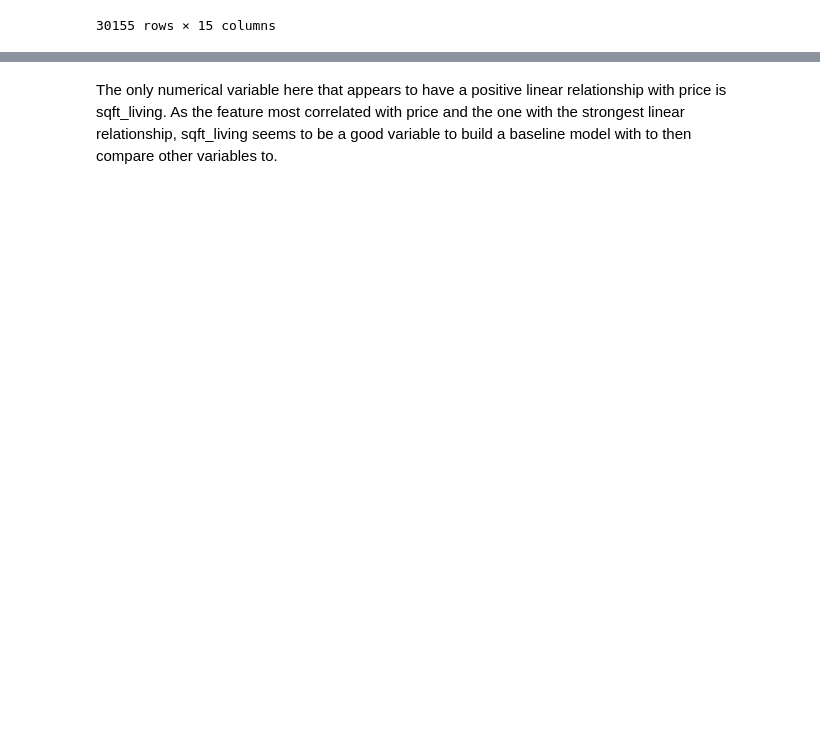
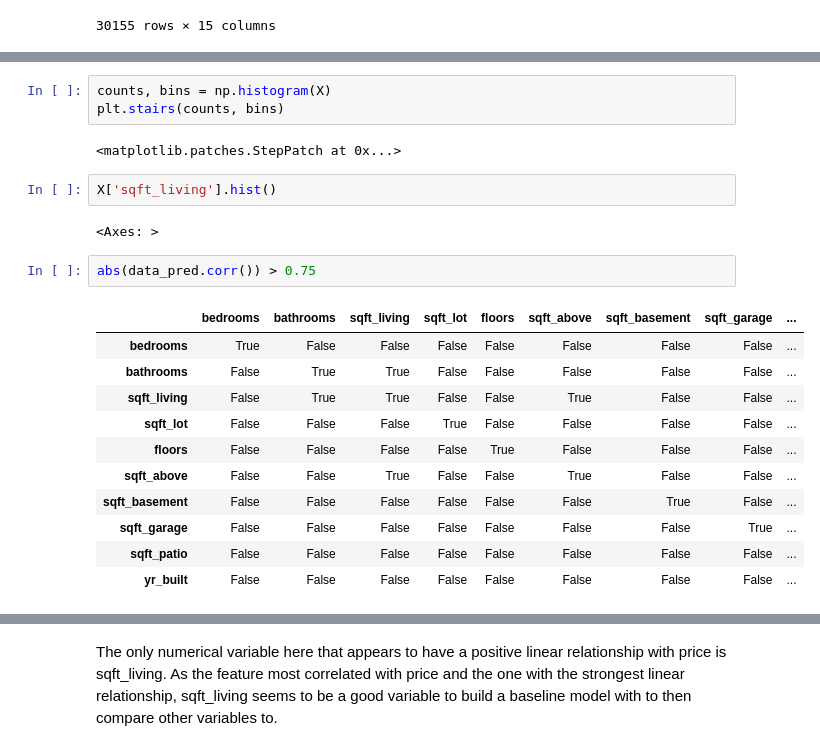
Before and after one commit to nicolemichaud03/RealEstateDataProject, a Jupyter notebook: Notebook.ipynb, the cells around one changed output, grey strips where cells are left out. Drawn from its saved outputs; the diff is of its cells as text; blank space fills up the shorter version.

```diff
--- a/Notebook.ipynb
+++ b/Notebook.ipynb
@@ -117,0 +181,23 @@ fig.tight_layout()
+# %%
+counts, bins = np.histogram(X)
+plt.stairs(counts, bins)
+# %% [output]
+<matplotlib.patches.StepPatch at 0x...>
+# %%
+X['sqft_living'].hist()
+# %% [output]
+<Axes: >
+# %%
+abs(data_pred.corr()) > 0.75
+# %% [output]
+|  | bedrooms | bathrooms | sqft_living | sqft_lot | floors | sqft_above | sqft_basement | sqft_garage | ... |
+| bedrooms | True | False | False | False | False | False | False | False | ... |
+| bathrooms | False | True | True | False | False | False | False | False | ... |
+| sqft_living | False | True | True | False | False | True | False | False | ... |
+| sqft_lot | False | False | False | True | False | False | False | False | ... |
+| floors | False | False | False | False | True | False | False | False | ... |
+| sqft_above | False | False | True | False | False | True | False | False | ... |
+| sqft_basement | False | False | False | False | False | False | True | False | ... |
+| sqft_garage | False | False | False | False | False | False | False | True | ... |
+| sqft_patio | False | False | False | False | False | False | False | False | ... |
+| yr_built | False | False | False | False | False | False | False | False | ... |
```
Also changed, not shown: parts of 102 cells of this notebook, 1 other file.
